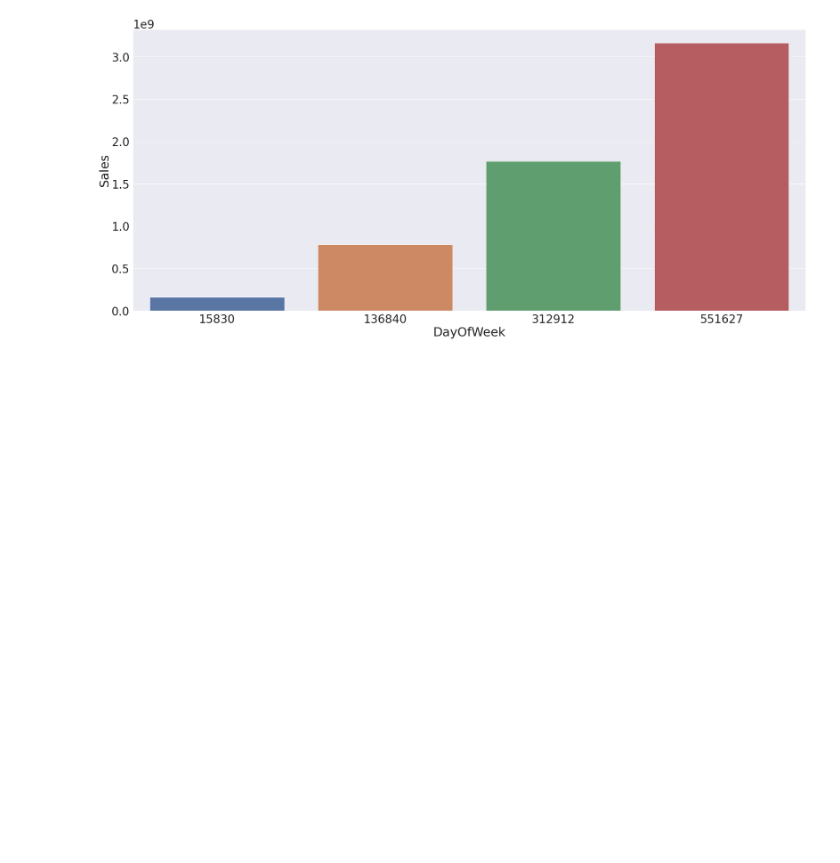
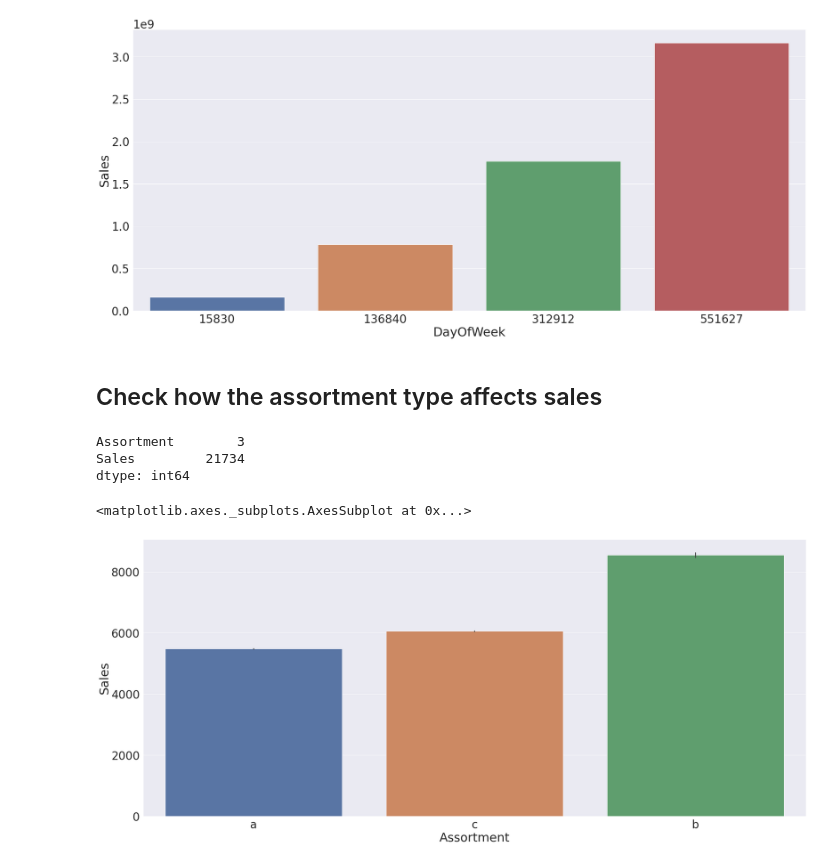
Before and after one commit to yonamg/Pharmaceutical-Sales-Prediction, a Jupyter notebook: notebook/Pharmacy_Sales_EDA.ipynb, the cells around one changed output. Drawn from its saved outputs; the diff is of its cells as text; code cells hidden in the pictures; blank space fills up the shorter version.

```diff
--- a/notebook/Pharmacy_Sales_EDA.ipynb
+++ b/notebook/Pharmacy_Sales_EDA.ipynb
@@ -495,3 +495,21 @@ sns.barplot(x="DayOfWeek", y="Sales", data=weekday_data1)
 # %% [output]
 <matplotlib.axes._subplots.AxesSubplot at 0x...>
 [figure]
+# %% [markdown]
+## Check how the assortment type affects sales
+# %%
+# extractng Assortment data to be used for this analysis
+assort_data = train_store[['Assortment','Sales']]
+# %%
+assort_data.nunique()
+# %% [output]
+Assortment        3
+Sales         21734
+dtype: int64
+# %%
+# visulazing the above data we use bar plot this Assortment is categorical
+plt.figure(figsize=(35,15))
+sns.barplot(x="Assortment", y="Sales", data=assort_data)
+# %% [output]
+<matplotlib.axes._subplots.AxesSubplot at 0x...>
+[figure, added]
```
